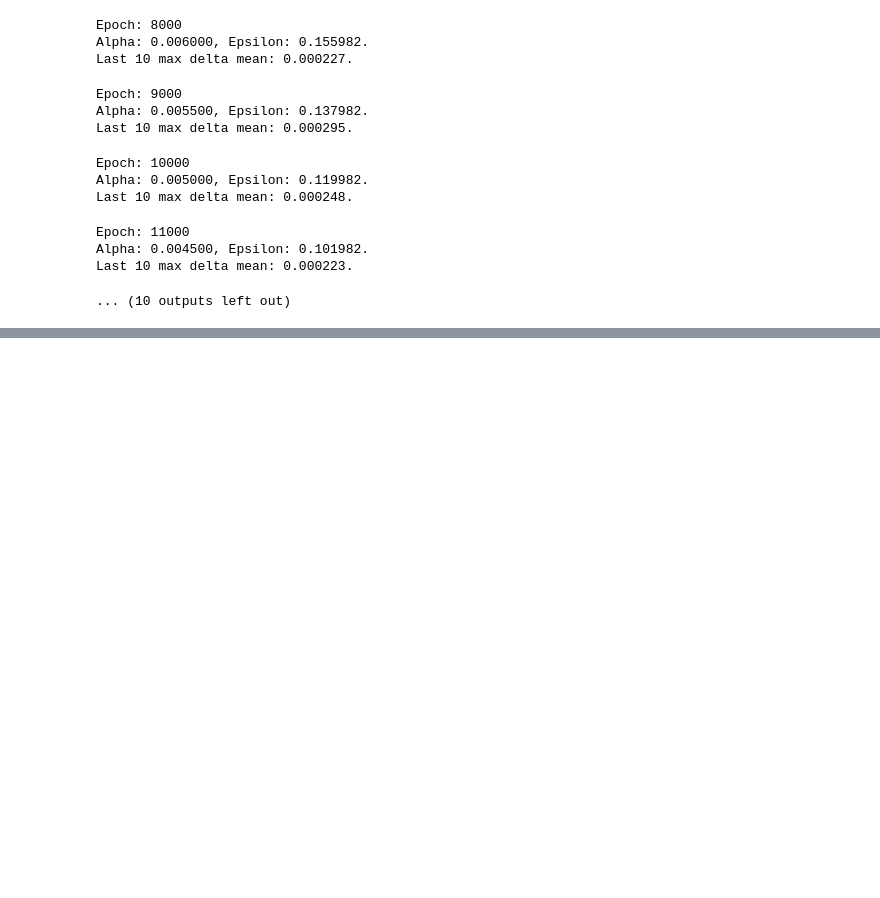
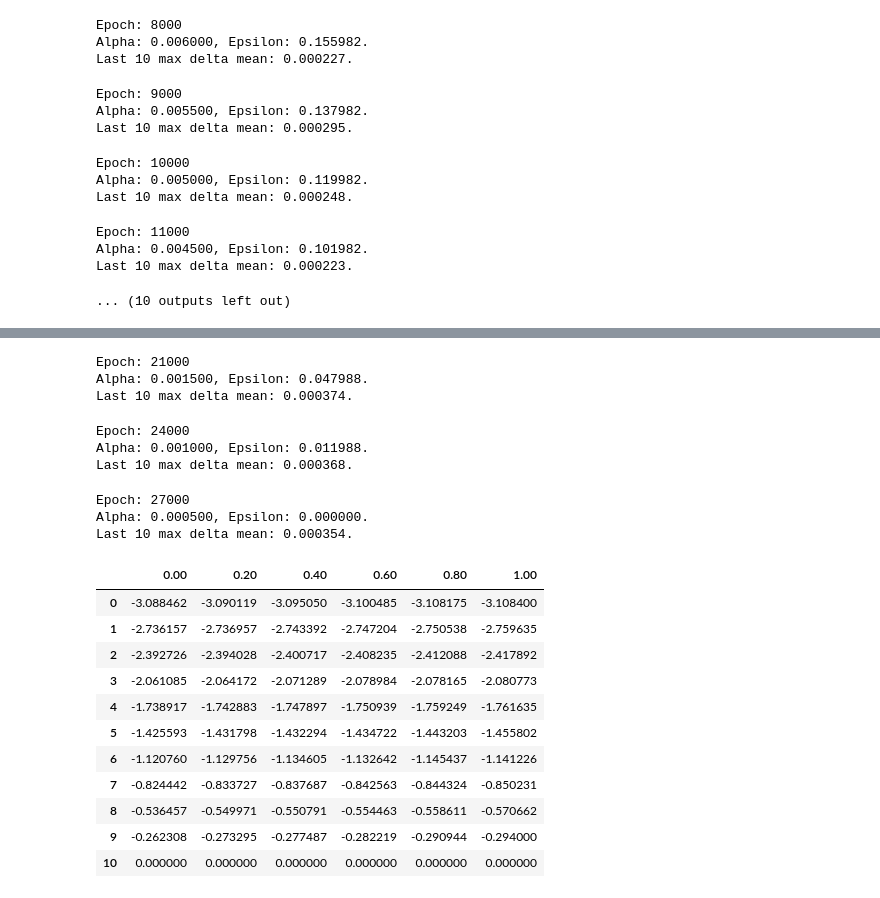
Before and after one commit to dennishylau/msbd6000m_a1, a Jupyter notebook: main.ipynb, the cells around one changed output, grey strips where cells are left out. Cells and saved outputs as stored; diff of their text form; code cells hidden in the pictures; blank space fills up the shorter version.

```diff
--- a/main.ipynb
+++ b/main.ipynb
@@ -302,0 +303,59 @@ Last 10 max delta mean: 0.000223.
+# %%
+from mdp_agent.policy import Policy
+from mdp_agent.action_space import ActionSpace
+from mdp_env.risky_asset import RiskyAsset
+from mdp_env.risk_free_asset import RiskFreeAsset
+from mdp_env.train import train
+from mdp_env.reward import reward_eval
+import numpy as np
+from decimal import Decimal
+
+
+# Parameters Configuration
+EPOCHS = 30000
+# Total time periods
+T = 10
+# init for epsilon-greedy
+INIT_EPSILON = 0.3
+# init for learning rate
+INIT_ALPHA = 0.005
+# state space: this is dependent on time, per section 8.4 of Rao and Jelvis.
+states = np.arange(0, T + 1, 1)
+# action space
+actions = ActionSpace(
+    Decimal("0"),
+    Decimal("1.0"),
+    Decimal("0.2"))
+# policy
+policy = Policy(
+    epochs=EPOCHS,
+    init_epsilon=INIT_EPSILON,
+    init_alpha=INIT_ALPHA,
+    state_space=states,
+    action_space=actions,
+    training=True,
+    gamma=1.0
+)
+# assets
+risky_asset = RiskyAsset(0.04, -0.3, 0.80)
+risk_free_asset = RiskFreeAsset(0.04)
+# CARA Coefficient
+CARA_COEF = 1
+
+
+train(
+    epochs=EPOCHS,
+    T=T,
+    risky_asset=risky_asset,
+    risk_free_asset=risk_free_asset,
+    policy=policy,
+    reward_eval=reward_eval,
+    cara_coef=CARA_COEF,
+    early_stopping=1e-4
+)
+
+display(policy.q_table)
+
+print("Optimal policy:")
+policy.print()
+# %% [output]
@@ -302,0 +382,21 @@ Last 10 max delta mean: 0.000223.
+Epoch: 21000
+Alpha: 0.001500, Epsilon: 0.047988.
+Last 10 max delta mean: 0.000374.
+Epoch: 24000
+Alpha: 0.001000, Epsilon: 0.011988.
+Last 10 max delta mean: 0.000368.
+Epoch: 27000
+Alpha: 0.000500, Epsilon: 0.000000.
+Last 10 max delta mean: 0.000354.
+|  | 0.00 | 0.20 | 0.40 | 0.60 | 0.80 | 1.00 |
+| 0 | -3.088462 | -3.090119 | -3.095050 | -3.100485 | -3.108175 | -3.108400 |
+| 1 | -2.736157 | -2.736957 | -2.743392 | -2.747204 | -2.750538 | -2.759635 |
+| 2 | -2.392726 | -2.394028 | -2.400717 | -2.408235 | -2.412088 | -2.417892 |
+| 3 | -2.061085 | -2.064172 | -2.071289 | -2.078984 | -2.078165 | -2.080773 |
+| 4 | -1.738917 | -1.742883 | -1.747897 | -1.750939 | -1.759249 | -1.761635 |
+| 5 | -1.425593 | -1.431798 | -1.432294 | -1.434722 | -1.443203 | -1.455802 |
+| 6 | -1.120760 | -1.129756 | -1.134605 | -1.132642 | -1.145437 | -1.141226 |
+| 7 | -0.824442 | -0.833727 | -0.837687 | -0.842563 | -0.844324 | -0.850231 |
+| 8 | -0.536457 | -0.549971 | -0.550791 | -0.554463 | -0.558611 | -0.570662 |
+| 9 | -0.262308 | -0.273295 | -0.277487 | -0.282219 | -0.290944 | -0.294000 |
+| 10 | 0.000000 | 0.000000 | 0.000000 | 0.000000 | 0.000000 | 0.000000 |
```
Also changed, not shown: parts of 4 cells of this notebook, 2 other files.
